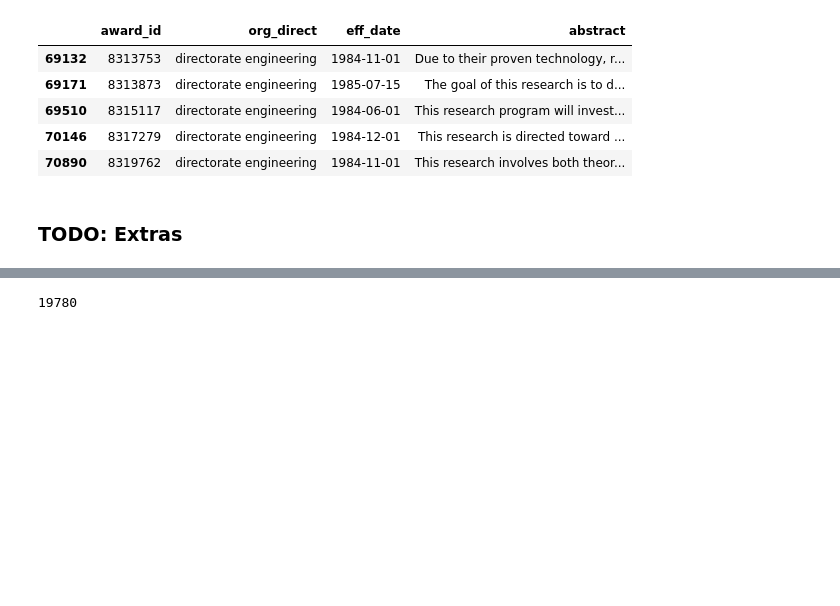
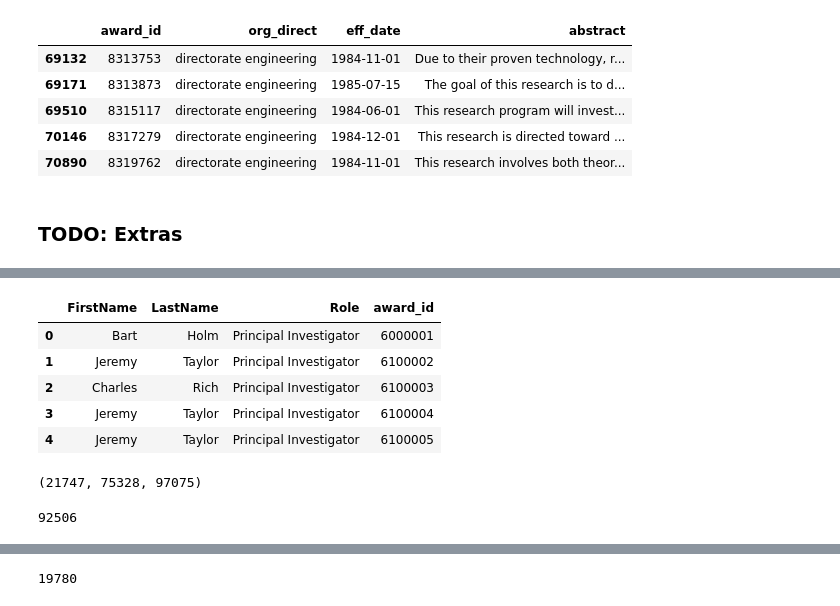
Before and after one commit to cedricherman/Topic_modeling_NSF, a Jupyter notebook: notebooks/03_DataWrangling.ipynb, the cells around one changed output, grey strips where cells are left out. Cells and saved outputs as stored; diff of their text form; code cells hidden in the pictures; blank space fills up the shorter version.

Commit message:
created names corpora

```diff
--- a/notebooks/03_DataWrangling.ipynb
+++ b/notebooks/03_DataWrangling.ipynb
@@ -284,3 +285,9 @@ topic_dir = os.path.join(os.pardir,'data', 'processed', 'topics.csv')
 df_full.to_csv(topic_dir, index=False)
 # %% [markdown]
 ### TODO: Extras
+# %%
+df_investigator = json_normalize(d, record_path='Investigator', meta=['award_id'])
+# %%
+# replace missing names by Nan
+df_investigator.FirstName.replace('',pd.np.nan, inplace = True)
+df_investigator.LastName.replace('',pd.np.nan, inplace = True)
@@ -286,0 +306,9 @@ df_full.to_csv(topic_dir, index=False)
+# %%
+df_investigator.head()
+# %% [output]
+|  | FirstName | LastName | Role | award_id |
+| 0 | Bart | Holm | Principal Investigator | 6000001 |
+| 1 | Jeremy | Taylor | Principal Investigator | 6100002 |
+| 2 | Charles | Rich | Principal Investigator | 6100003 |
+| 3 | Jeremy | Taylor | Principal Investigator | 6100004 |
+| 4 | Jeremy | Taylor | Principal Investigator | 6100005 |
@@ -286,0 +333,10 @@ df_full.to_csv(topic_dir, index=False)
+# %%
+len(firstnames), len(lastnames), len(firstnames)+len(lastnames)
+# %% [output]
+(21747, 75328, 97075)
+# %%
+# consolidates set of names
+names = firstnames.union(lastnames)
+len(names)
+# %% [output]
+92506
```
Also changed, not shown: parts of 5 cells of this notebook.
